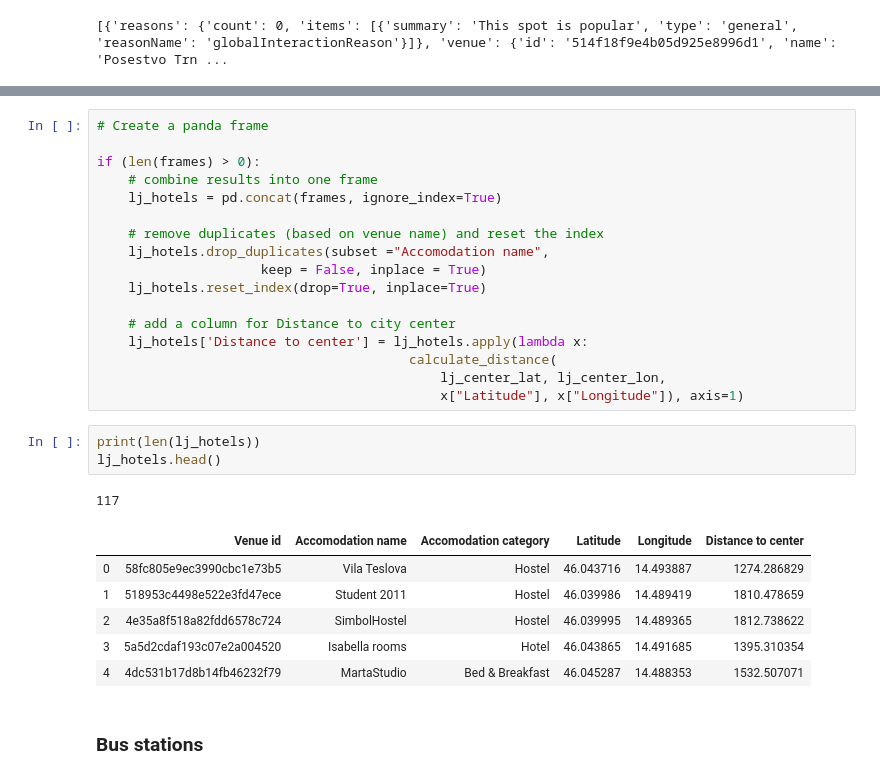
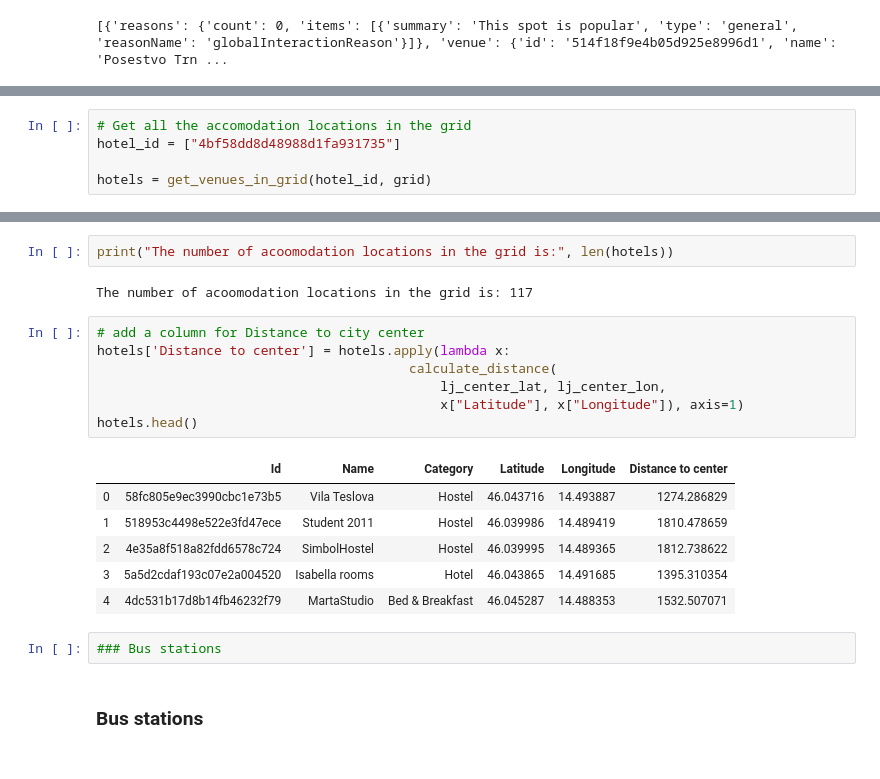
Before and after one commit to mkaste/Coursera_Capstone, a Jupyter notebook: Capstone_Project.ipynb, the cells around one changed output, grey strips where cells are left out. Cells and saved outputs as stored; diff of their text form.

```diff
--- a/Capstone_Project.ipynb
+++ b/Capstone_Project.ipynb
@@ -307,0 +278,5 @@ Processing areas for hotels: .........
+# %%
+# Get all the accomodation locations in the grid
+hotel_id = ["4bf58dd8d48988d1fa931735"]
+
+hotels = get_venues_in_grid(hotel_id, grid)
@@ -308,30 +293,22 @@ Processing areas for hotels: .........
+# %%
+print("The number of acoomodation locations in the grid is:", len(hotels))
+# %% [output]
+The number of acoomodation locations in the grid is: 117
 # %%
-# Create a panda frame
-
-if (len(frames) > 0):
-    # combine results into one frame
-    lj_hotels = pd.concat(frames, ignore_index=True)
-
-    # remove duplicates (based on venue name) and reset the index
-    lj_hotels.drop_duplicates(subset ="Accomodation name",
-                     keep = False, inplace = True)
-    lj_hotels.reset_index(drop=True, inplace=True)
-
-    # add a column for Distance to city center
-    lj_hotels['Distance to center'] = lj_hotels.apply(lambda x:
+# add a column for Distance to city center
+hotels['Distance to center'] = hotels.apply(lambda x:
                                         calculate_distance(
                                             lj_center_lat, lj_center_lon,
                                             x["Latitude"], x["Longitude"]), axis=1)
+hotels.head()
+# %% [output]
+|  | Id | Name | Category | Latitude | Longitude | Distance to center |
+| 0 | 58fc805e9ec3990cbc1e73b5 | Vila Teslova | Hostel | 46.043716 | 14.493887 | 1274.286829 |
+| 1 | 518953c4498e522e3fd47ece | Student 2011 | Hostel | 46.039986 | 14.489419 | 1810.478659 |
+| 2 | 4e35a8f518a82fdd6578c724 | SimbolHostel | Hostel | 46.039995 | 14.489365 | 1812.738622 |
+| 3 | 5a5d2cdaf193c07e2a004520 | Isabella rooms | Hotel | 46.043865 | 14.491685 | 1395.310354 |
+| 4 | 4dc531b17d8b14fb46232f79 | MartaStudio | Bed & Breakfast | 46.045287 | 14.488353 | 1532.507071 |
-# %%
-print(len(lj_hotels))
-lj_hotels.head()
-# %% [output]
-117
-|  | Venue id | Accomodation name | Accomodation category | Latitude | Longitude | Distance to center |
-| 0 | 58fc805e9ec3990cbc1e73b5 | Vila Teslova | Hostel | 46.043716 | 14.493887 | 1274.286829 |
-| 1 | 518953c4498e522e3fd47ece | Student 2011 | Hostel | 46.039986 | 14.489419 | 1810.478659 |
-| 2 | 4e35a8f518a82fdd6578c724 | SimbolHostel | Hostel | 46.039995 | 14.489365 | 1812.738622 |
-| 3 | 5a5d2cdaf193c07e2a004520 | Isabella rooms | Hotel | 46.043865 | 14.491685 | 1395.310354 |
-| 4 | 4dc531b17d8b14fb46232f79 | MartaStudio | Bed & Breakfast | 46.045287 | 14.488353 | 1532.507071 |
+# %%
+### Bus stations
 # %% [markdown]
 ### Bus stations
```
Also changed, not shown: parts of 19 cells of this notebook.
